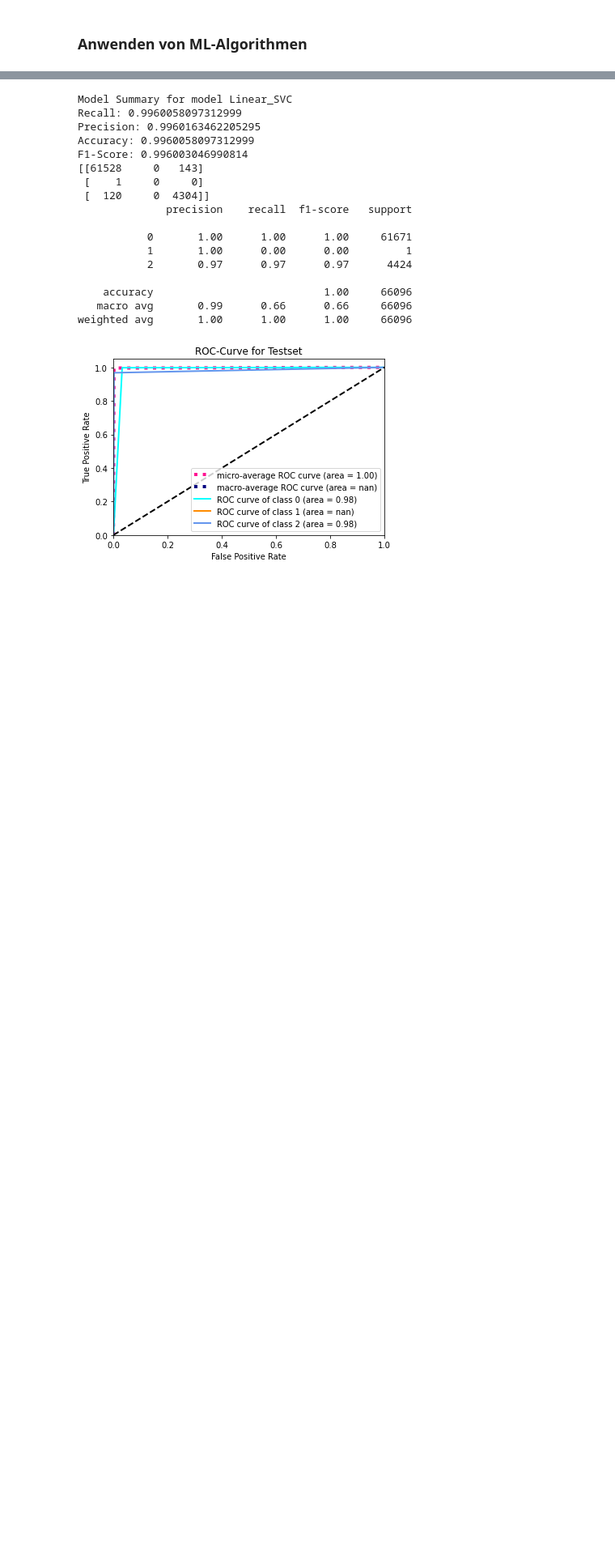
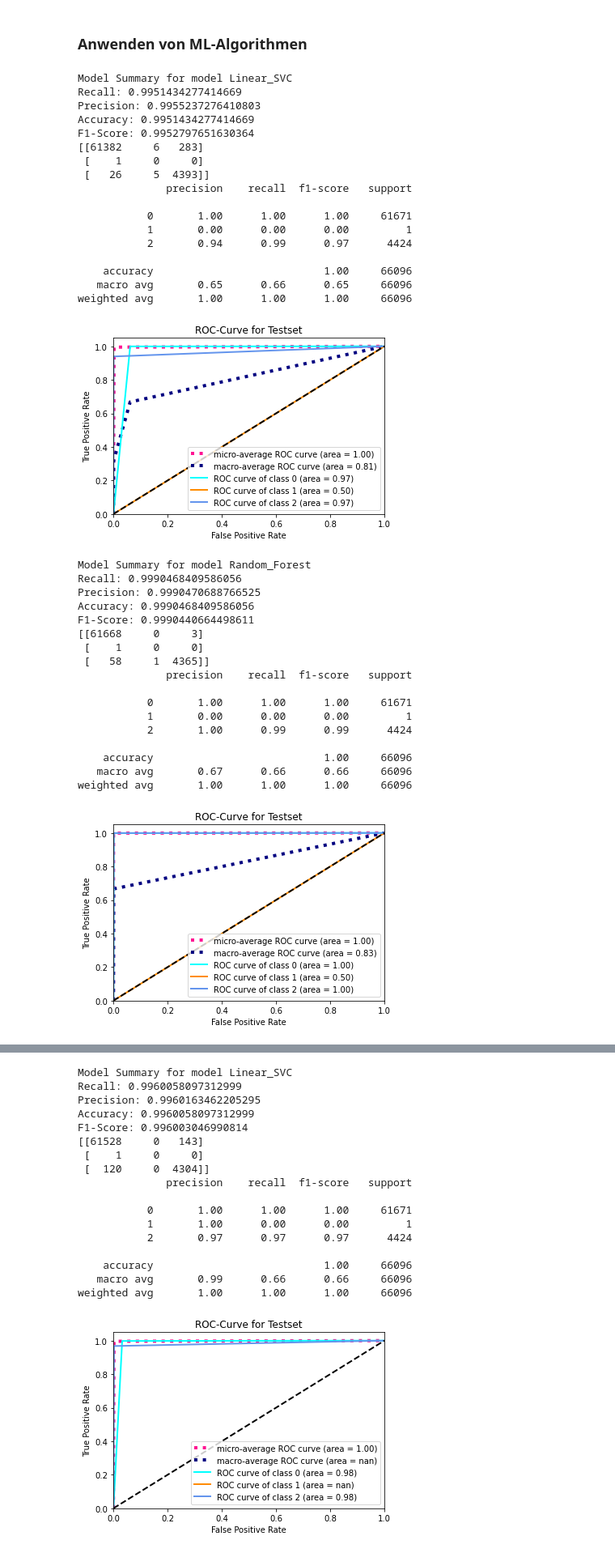
Before and after one commit to nils12344/PythonAdvancedGruppeD, a Jupyter notebook: Projekt Gruppe D.ipynb, the cells around one changed output, grey strips where cells are left out. Shown: that part at 81% size. Saved outputs shown, nothing was run; the diff lists cells and outputs as text; code cells hidden in the pictures; blank space fills up the shorter version.

```diff
--- a/Projekt Gruppe D.ipynb
+++ b/Projekt Gruppe D.ipynb
@@ -209,11 +239,63 @@ from sklearn.svm import SVC
 # %%
-CLASSIFICATION_MODELS = {'Linear_SVC': SVC(kernel="linear", C=0.025, random_state=14),
+CLASS_WEIGHTS = {0: 0.2, 1: 10, 2: 0.5}
+CLASSIFICATION_MODELS = {'Linear_SVC': SVC(kernel="linear", C=0.025, random_state=14, class_weight=CLASS_WEIGHTS),
                          'Random_Forest':
                           RandomForestClassifier(max_depth=10,
                                                  n_estimators=20,
                                                  max_features=1,
-                                                 random_state=14
-                                                )
+                                                 random_state=14,
+                                                 class_weight=CLASS_WEIGHTS
+                                                ),
+                         'Ridge_Classifier': RidgeClassifier(random_state=14,
+                                                            class_weight=CLASS_WEIGHTS,
+                                                            alpha=10)
                         }
 # %%
 from sklearn import metrics
+# %%
+# Mit Weights
+for name, model in CLASSIFICATION_MODELS.items():
+    print('Model Summary for model', name)
+    model.fit(X_train, y_train)
+    predictions = model.predict(X_test)
+    score_model(predictions, y_test)
+    show_roc_curve(y_test, predictions)
+    # cf_matrix(y_test, predictions)
+    # print(model.score(X_test, y_test))
+# %% [output]
+Model Summary for model Linear_SVC
+Recall: 0.9951434277414669
+Precision: 0.9955237276410803
+Accuracy: 0.9951434277414669
+F1-Score: 0.9952797651630364
+[[61382     6   283]
+ [    1     0     0]
+ [   26     5  4393]]
+              precision    recall  f1-score   support
+
+           0       1.00      1.00      1.00     61671
+           1       0.00      0.00      0.00         1
+           2       0.94      0.99      0.97      4424
+
+    accuracy                           1.00     66096
+   macro avg       0.65      0.66      0.65     66096
+weighted avg       1.00      1.00      1.00     66096
+[figure, added]
+Model Summary for model Random_Forest
+Recall: 0.9990468409586056
+Precision: 0.9990470688766525
+Accuracy: 0.9990468409586056
+F1-Score: 0.9990440664498611
+[[61668     0     3]
+ [    1     0     0]
+ [   58     1  4365]]
+              precision    recall  f1-score   support
+
+           0       1.00      1.00      1.00     61671
+           1       0.00      0.00      0.00         1
+           2       1.00      0.99      0.99      4424
+
+    accuracy                           1.00     66096
+   macro avg       0.67      0.66      0.66     66096
+weighted avg       1.00      1.00      1.00     66096
+[figure, added]
```
Also changed, not shown: parts of 33 cells of this notebook.
